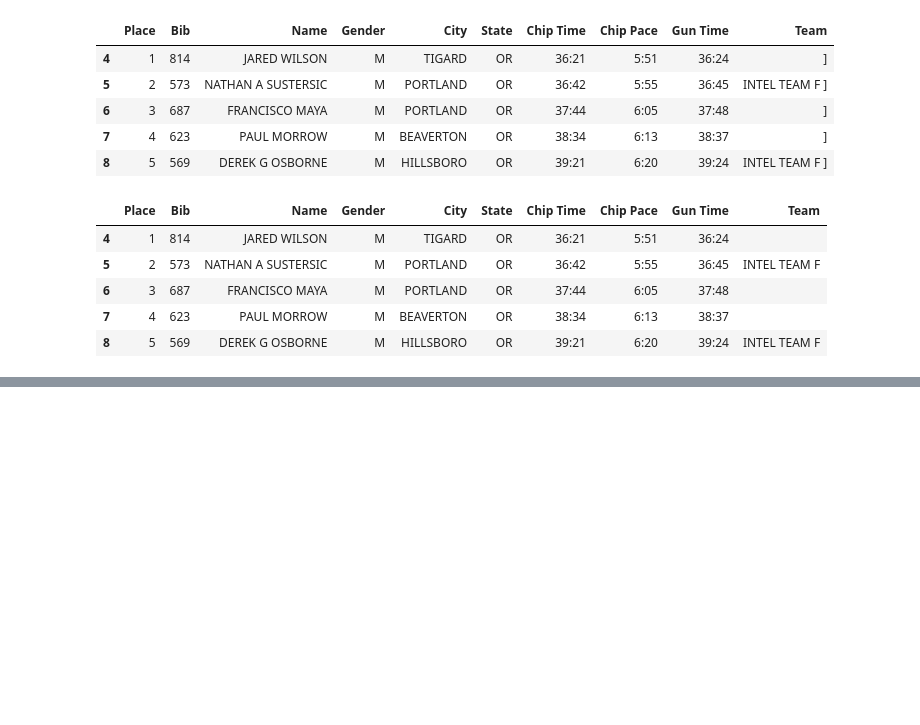
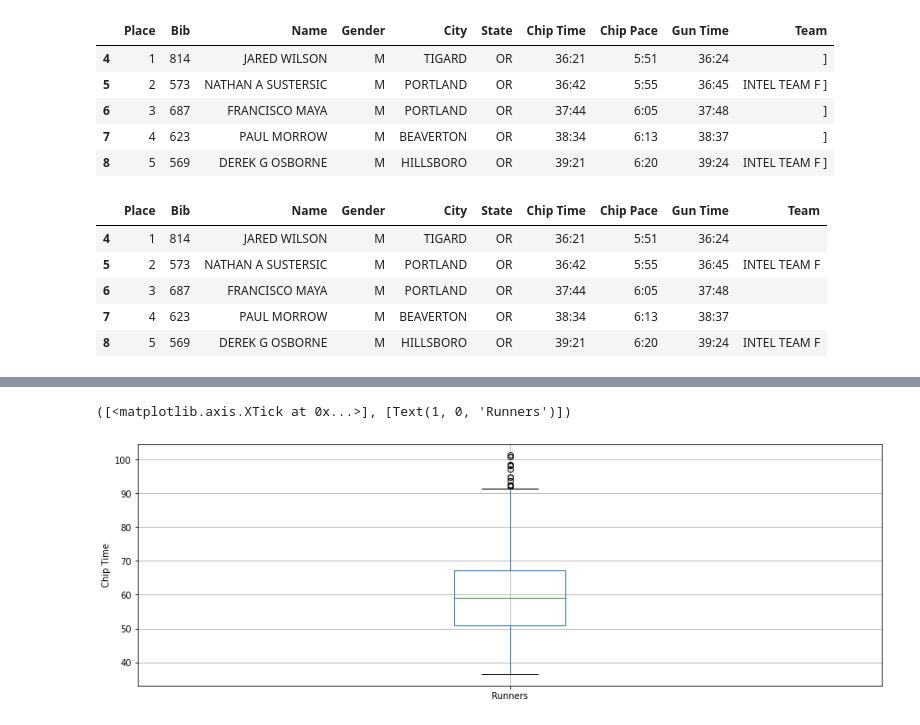
Before and after one commit to forbesmiyasato/dataeng-w21, a Jupyter notebook: DataEng - Data Gathering Lab Activity.ipynb, the cells around one changed output, grey strips where cells are left out. Saved outputs shown, nothing was run; the diff lists cells and outputs as text; code cells hidden in the pictures; blank space fills up the shorter version.

```diff
--- a/DataEng - Data Gathering Lab Activity.ipynb
+++ b/DataEng - Data Gathering Lab Activity.ipynb
@@ -233,10 +233,15 @@ time_list = df7[' Chip Time'].tolist()
 time_mins = []
 for i in time_list:
     time = i.split(':')
-#     math = (int(h) * 3600 + int(m) * 60 + int(s))/60
-#     time_mins.append(math)
-    print(time)
+    h = 0
+    m = 0
+    s =  0
     if len(time) == 3:
-#         math = (int(time[0]) * 3600 + int([1]) * 60 + int([2]))/60
-        print(time[0])
-#print(time_mins)
+        h = int(time[0])
+        m = int(time[1])
+        s = int(time[2])
+    elif len(time) == 2:
+        m = int(time[0])
+        s = int(time[1])
+    math = (int(h) * 3600 + int(m) * 60 + int(s))/60
+    time_mins.append(math)
@@ -260,0 +248,3 @@ for i in time_list:
+# %%
+df7['Runner_mins'] = time_mins
+df7.head()
@@ -260,0 +270,11 @@ for i in time_list:
+# %%
+from pylab import rcParams
+rcParams['figure.figsize'] = 15, 5
+
+df7.boxplot(column='Runner_mins')
+plt.grid(True, axis='y')
+plt.ylabel('Chip Time')
+plt.xticks([1], ['Runners'])
+# %% [output]
+([<matplotlib.axis.XTick at 0x...>], [Text(1, 0, 'Runners')])
+[figure, added]
```
Also changed, not shown: parts of 7 cells of this notebook.
